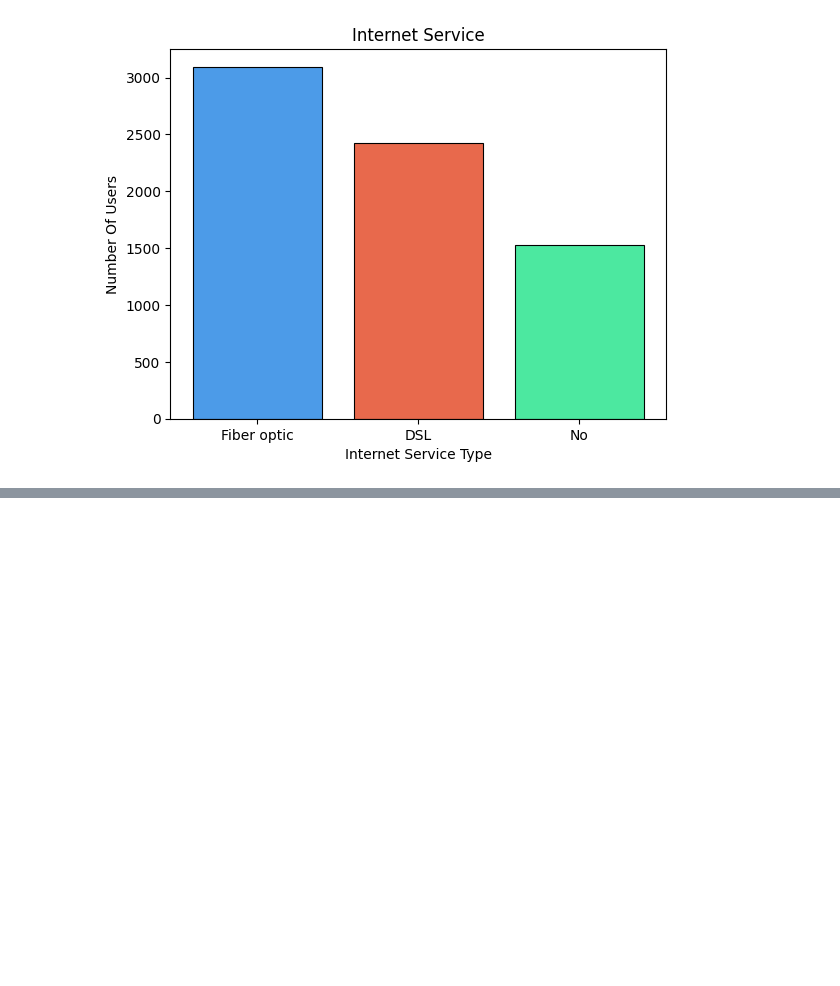
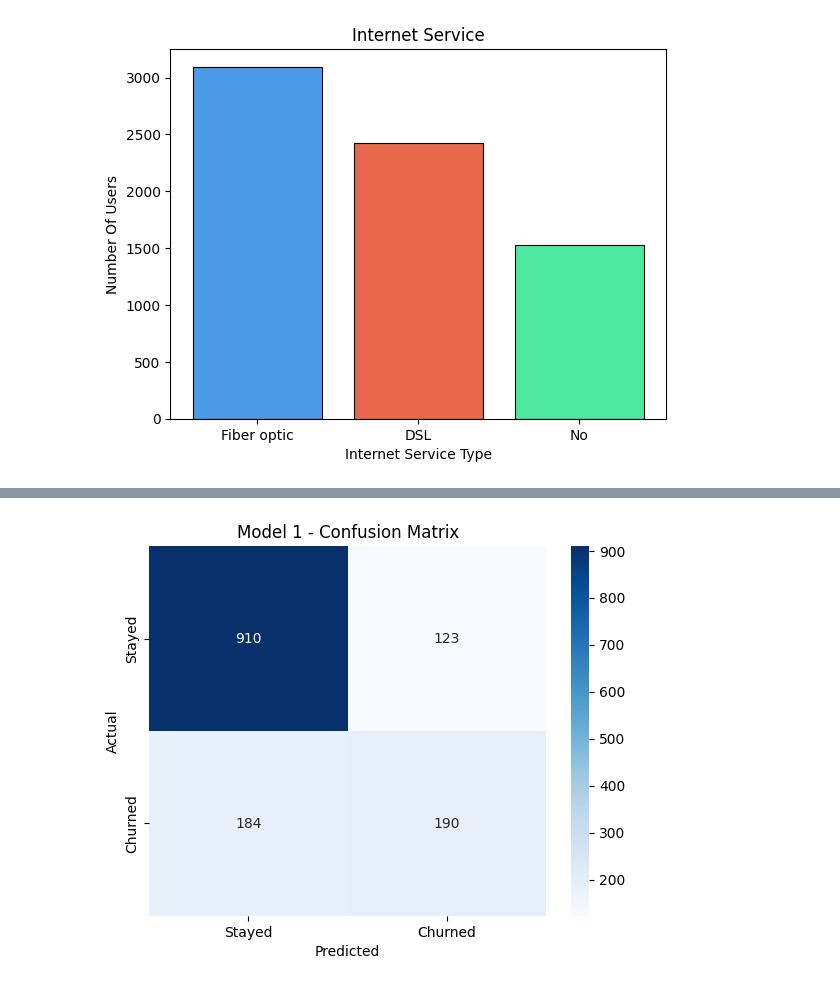
Before and after one commit to ayushtaxak106/PROJECTS-MODELS, a Jupyter notebook: CUSTOMER_CHURN_MODEL.ipynb, the cells around one changed output, grey strips where cells are left out. Cells and saved outputs as stored; diff of their text form; code cells hidden in the pictures; blank space fills up the shorter version.

```diff
--- a/CUSTOMER_CHURN_MODEL.ipynb
+++ b/CUSTOMER_CHURN_MODEL.ipynb
@@ -167,0 +250,19 @@ Name: count, dtype: int64
+# %%
+from sklearn.preprocessing import StandardScaler
+
+scaler = StandardScaler()
+
+x_train = scaler.fit_transform(x_train)
+x_test  = scaler.transform(x_test)
+# %%
+from keras.models import Sequential
+from keras.layers import Dense
+
+model = Sequential()
+model.add(Dense(16, activation = "relu", input_dim = x_train.shape[1]))
+
+model.add(Dense(8,activation = "relu"))
+
+model.add(Dense(1, activation = "sigmoid"))
+
+model.summary()
@@ -167,0 +283,2 @@ Name: count, dtype: int64
+# %%
+compile = model.compile(optimizer = "adam",loss = "binary_crossentropy",metrics = ["accuracy"])
@@ -167,0 +287,2 @@ Name: count, dtype: int64
+# %%
+history1 = model.fit(x_train,y_train,epochs = 150, batch_size = 32, validation_data = (x_test,y_test))
@@ -167,0 +307,13 @@ Name: count, dtype: int64
+# %%
+from sklearn.metrics import confusion_matrix
+
+y_pred = (model.predict(x_test) > .5).astype(int)
+
+cm = confusion_matrix(y_test, y_pred)
+
+sns.heatmap(cm,annot = True,fmt="d",cmap = "Blues",xticklabels = ["Stayed","Churned"],yticklabels = ["Stayed","Churned"])
+plt.xlabel("Predicted")
+plt.ylabel("Actual")
+plt.title("Model 1 - Confusion Matrix")
+plt.show()
+# %% [output]
@@ -167,0 +321 @@ Name: count, dtype: int64
+[figure, added]
```
Also changed, not shown: parts of 28 cells of this notebook.
